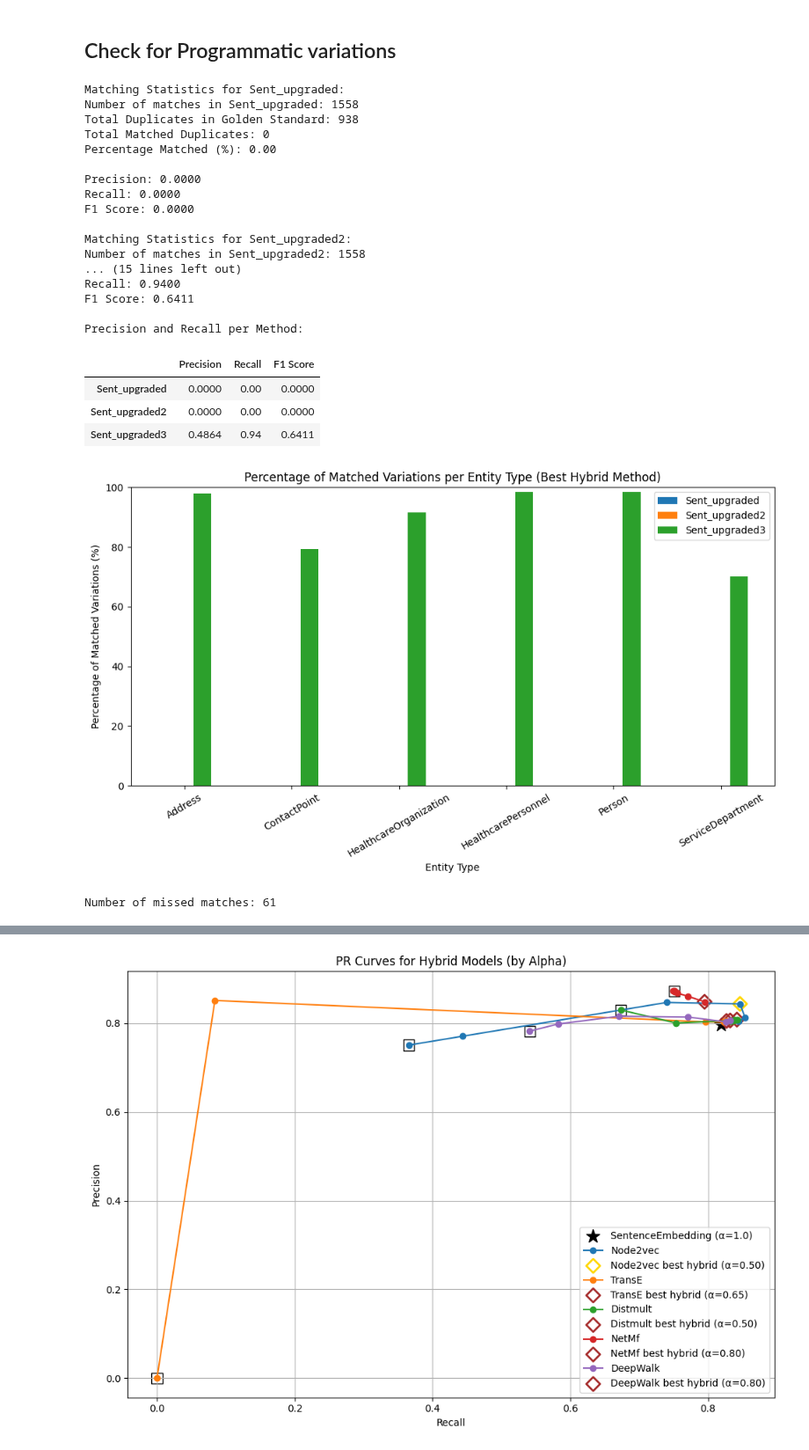
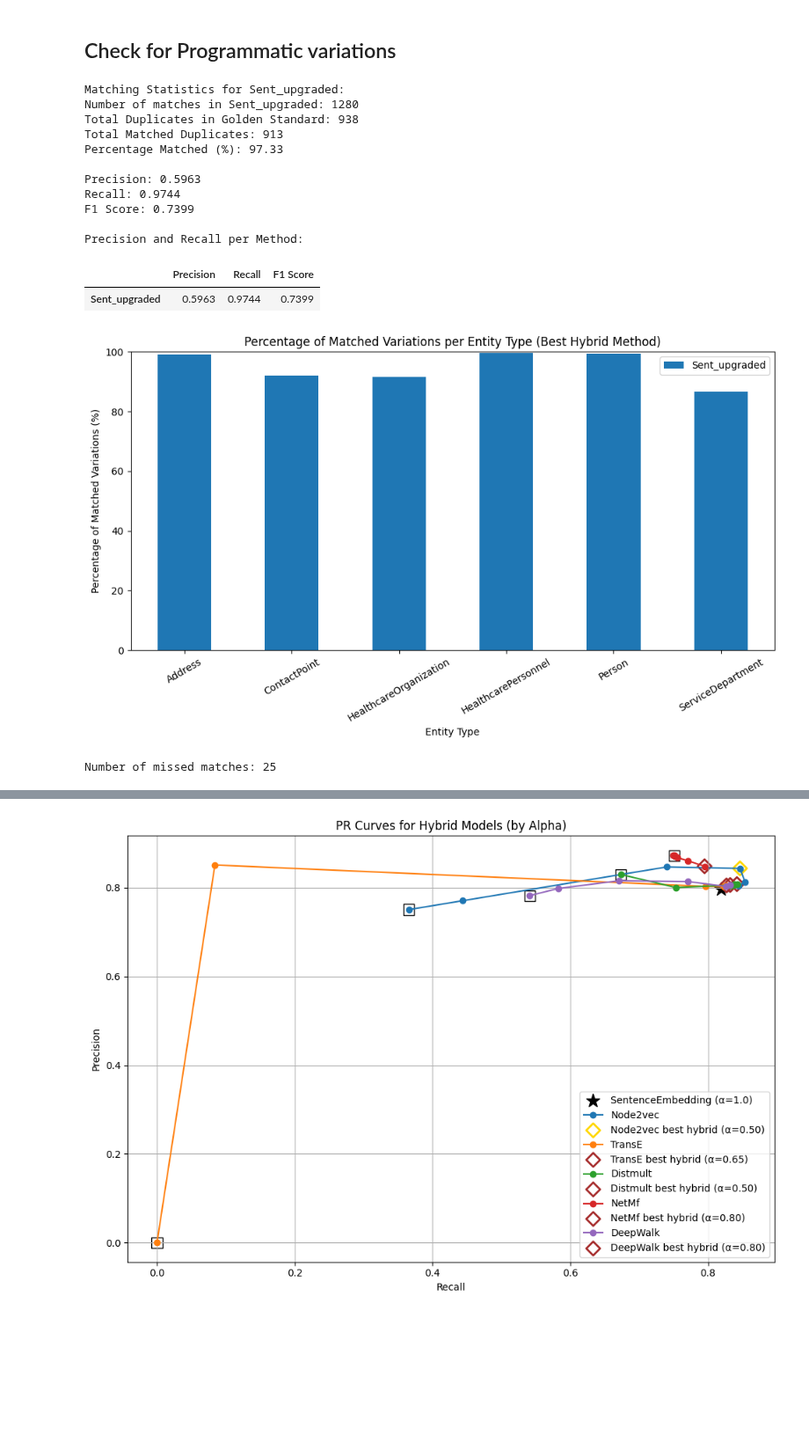
Before and after one commit to Timszy/entity-deduplication-hack-main, a Jupyter notebook: EvaluateProg_data copy.ipynb, the cells around one changed output, grey strips where cells are left out. Shown at 88% size. Saved outputs shown, nothing was run; the diff lists cells and outputs as text; code cells hidden in the pictures; blank space fills up the shorter version.

Commit message:
Good graphs and beeg yoshi

```diff
--- a/EvaluateProg_data copy.ipynb
+++ b/EvaluateProg_data copy.ipynb
@@ -6,14 +6,14 @@ import json
 import matplotlib.pyplot as plt
 
 # Load the CSV and JSON files
-golden_standard = pd.read_csv('data/test_golden_standard_high_updated.csv')
+golden_standard = pd.read_csv('data/test_golden_standard_low_updated.csv')
 
 # Load both match files
 match_files = {
     # 'Sent_flat': json.load(open('matches/matchesHacky.json', 'r')),
-    'Sent_upgraded': json.load(open('matches_low/SentenceEmbedding_v2.json', 'r')),
-    'Sent_upgraded2': json.load(open('matches_medium/SentenceEmbedding_v2.json', 'r')),
-    'Sent_upgraded3': json.load(open('matches_high/SentenceEmbedding_v2.json', 'r')),
+    'Sent_upgraded': json.load(open('matches_low/SentenceEmbedding_top_k5.json', 'r')),
+    #'Sent_upgraded2': json.load(open('matches_medium/SentenceEmbedding_top_k5.json', 'r')),
+    #'Sent_upgraded3': json.load(open('matches_high/SentenceEmbedding_top_k5.json', 'r')),
 
     # 'TransE.65' : json.load(open('matches/HybridTransE_alpha_0.65.json', 'r')),
     # 'Distmult.5': json.load(open('matches/HybridDistmult_alpha_0.5.json', 'r')),
@@ -131,49 +131,41 @@ for match_type, data in match_files.items():
     variation_frame = variation_entity_frame[variation_entity_frame['Golden Standard Count'] > 1]
     variation_frame = variation_frame.sort_values('entity_type').reset_index(drop=True)
     variation_frame
 
     matched_per_entity = variation_entity_frame.groupby('entity_type')['Matched Count'].sum()
     golden_per_entity = variation_entity_frame.groupby('entity_type')['Golden Standard Count'].sum()
     percent_matched = (matched_per_entity / golden_per_entity * 100).fillna(0)
     percent_summary[match_type] = percent_matched
 
 pr_df = pd.DataFrame(precision_recall_summary).T  # Transpose for better display
 pr_df = pr_df.round(4)
 print("Precision and Recall per Method:")
 display(pr_df)
 
 percent_df = pd.DataFrame(percent_summary).fillna(0)
 percent_df.plot(kind='bar', figsize=(10,6))
 plt.xlabel('Entity Type')
 plt.ylabel('Percentage of Matched Variations (%)')
 plt.title('Percentage of Matched Variations per Entity Type (Best Hybrid Method)')
 plt.ylim(0, 100)
 plt.xticks(rotation=30)
 plt.tight_layout()
 plt.show()
 # %% [output]
 Matching Statistics for Sent_upgraded:
-Number of matches in Sent_upgraded: 1558
+Number of matches in Sent_upgraded: 1280
 Total Duplicates in Golden Standard: 938
-Total Matched Duplicates: 0
-Percentage Matched (%): 0.00
+Total Matched Duplicates: 913
+Percentage Matched (%): 97.33
 
-Precision: 0.0000
-Recall: 0.0000
-F1 Score: 0.0000
-
-Matching Statistics for Sent_upgraded2:
-Number of matches in Sent_upgraded2: 1558
-... (15 lines left out)
-Recall: 0.9400
-F1 Score: 0.6411
+Precision: 0.5963
+Recall: 0.9744
+F1 Score: 0.7399
 
 Precision and Recall per Method:
 |  | Precision | Recall | F1 Score |
-| Sent_upgraded | 0.0000 | 0.00 | 0.0000 |
-| Sent_upgraded2 | 0.0000 | 0.00 | 0.0000 |
-| Sent_upgraded3 | 0.4864 | 0.94 | 0.6411 |
+| Sent_upgraded | 0.5963 | 0.9744 | 0.7399 |
-[figure, old version]
+[figure, new version]
 # %%
 import os
 
@@ -186,4 +178,4 @@ missed_rows.head()  # Show a sample
 os.makedirs("error_analysis", exist_ok=True)
 missed_rows.to_csv("error_analysis/missed_matches.csv", index=False)
 # %% [output]
-Number of missed matches: 61
+Number of missed matches: 25
```
Also changed, not shown: parts of 2 cells of this notebook, 28 other files.
